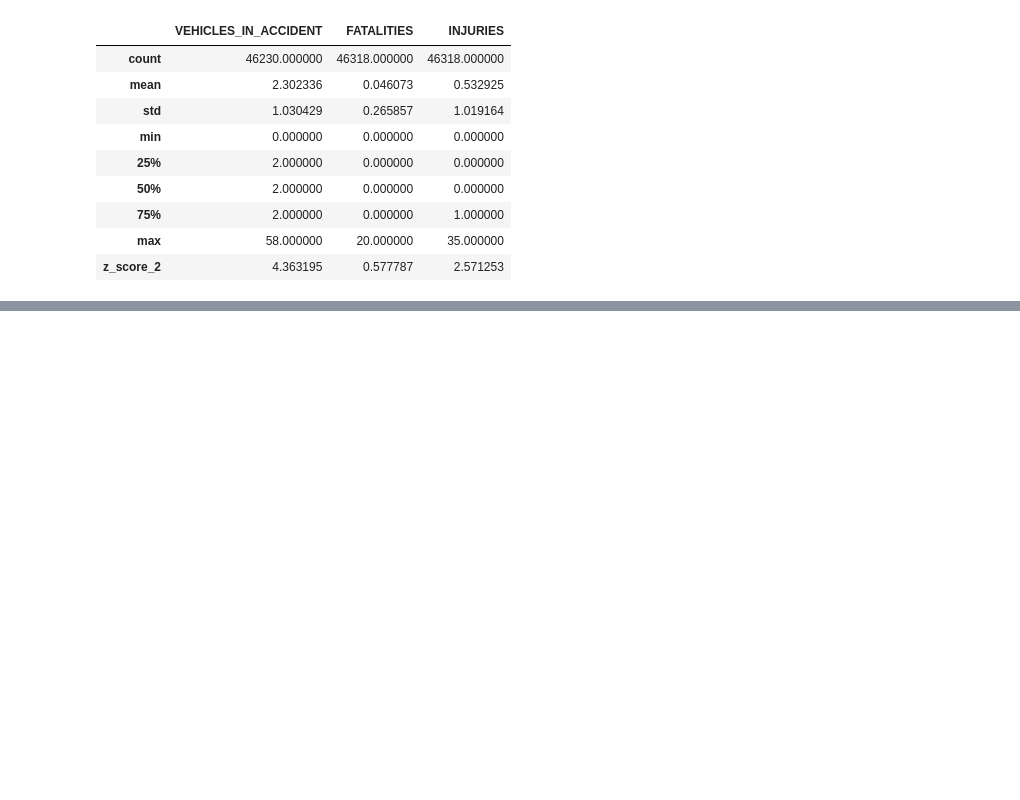
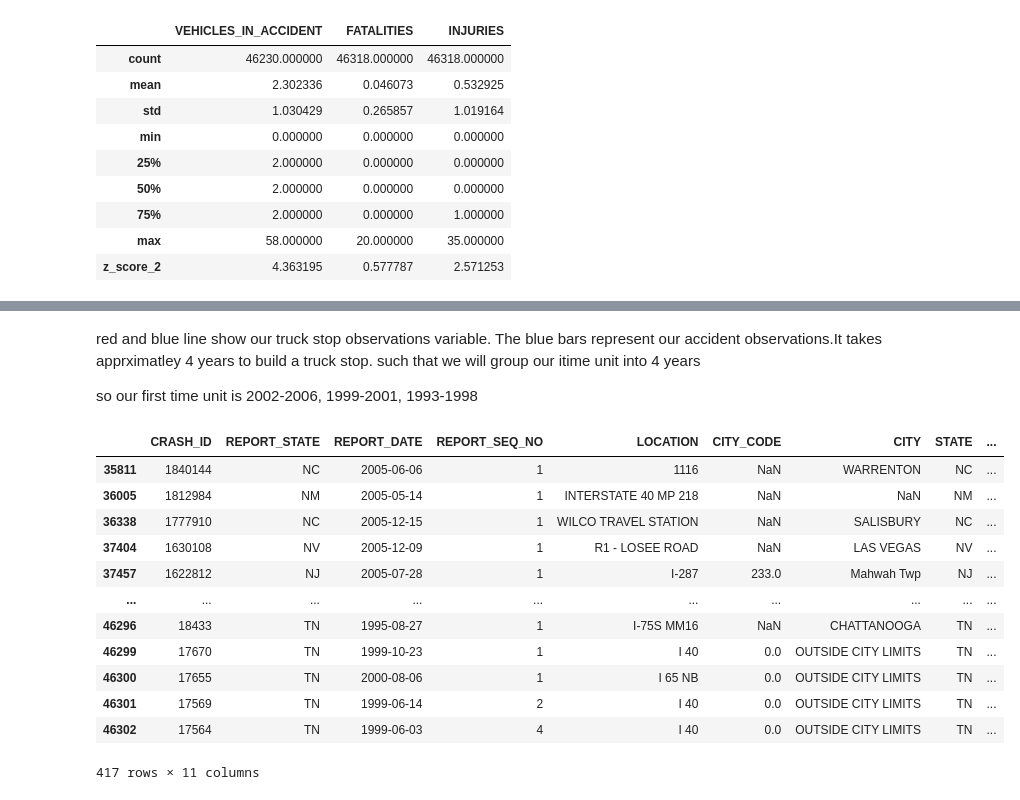
Before and after one commit to WilliamClintC/Research-Proposal-Trucks, a Jupyter notebook: Exploration/1.ipynb, the cells around one changed output, grey strips where cells are left out. Saved outputs shown, nothing was run; the diff lists cells and outputs as text; code cells hidden in the pictures; blank space fills up the shorter version.

```diff
--- a/Exploration/1.ipynb
+++ b/Exploration/1.ipynb
@@ -247,0 +231,22 @@ result_df_filtered_z2
+# %% [markdown]
+red and blue line show our truck stop observations variable. The blue bars represent our accident observations.It takes apprximatley 4 years to build a truck stop. such that we will group our itime unit into 4 years
+
+so our first time unit is 2002-2006, 1999-2001, 1993-1998
+# %%
+# Filter the dataframe to only keep data before 2006
+fatalities_filtered_df = fatalities_filtered_df[fatalities_filtered_df['REPORT_DATE'] < '2006-01-01']
+fatalities_filtered_df
+# %% [output]
+|  | CRASH_ID | REPORT_STATE | REPORT_DATE | REPORT_SEQ_NO | LOCATION | CITY_CODE | CITY | STATE | ... |
+| 35811 | 1840144 | NC | 2005-06-06 | 1 | 1116 | NaN | WARRENTON | NC | ... |
+| 36005 | 1812984 | NM | 2005-05-14 | 1 | INTERSTATE 40 MP 218 | NaN | NaN | NM | ... |
+| 36338 | 1777910 | NC | 2005-12-15 | 1 | WILCO TRAVEL STATION | NaN | SALISBURY | NC | ... |
+| 37404 | 1630108 | NV | 2005-12-09 | 1 | R1 - LOSEE ROAD | NaN | LAS VEGAS | NV | ... |
+| 37457 | 1622812 | NJ | 2005-07-28 | 1 | I-287 | 233.0 | Mahwah Twp | NJ | ... |
+| ... | ... | ... | ... | ... | ... | ... | ... | ... | ... |
+| 46296 | 18433 | TN | 1995-08-27 | 1 | I-75S MM16 | NaN | CHATTANOOGA | TN | ... |
+| 46299 | 17670 | TN | 1999-10-23 | 1 | I 40 | 0.0 | OUTSIDE CITY LIMITS | TN | ... |
+| 46300 | 17655 | TN | 2000-08-06 | 1 | I 65 NB | 0.0 | OUTSIDE CITY LIMITS | TN | ... |
+| 46301 | 17569 | TN | 1999-06-14 | 2 | I 40 | 0.0 | OUTSIDE CITY LIMITS | TN | ... |
+| 46302 | 17564 | TN | 1999-06-03 | 4 | I 40 | 0.0 | OUTSIDE CITY LIMITS | TN | ... |
+417 rows × 11 columns
```
Also changed, not shown: parts of 14 cells of this notebook.
